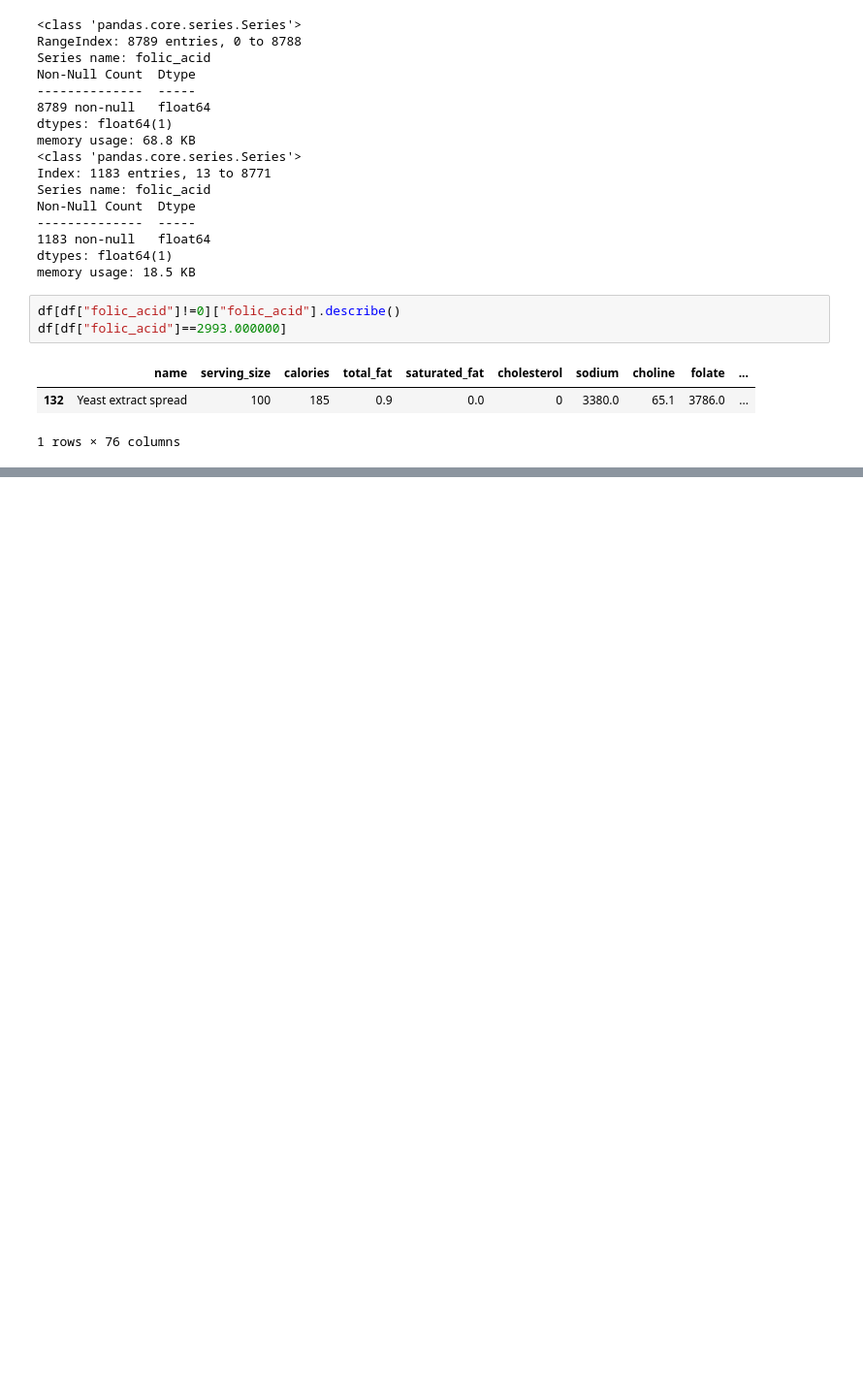
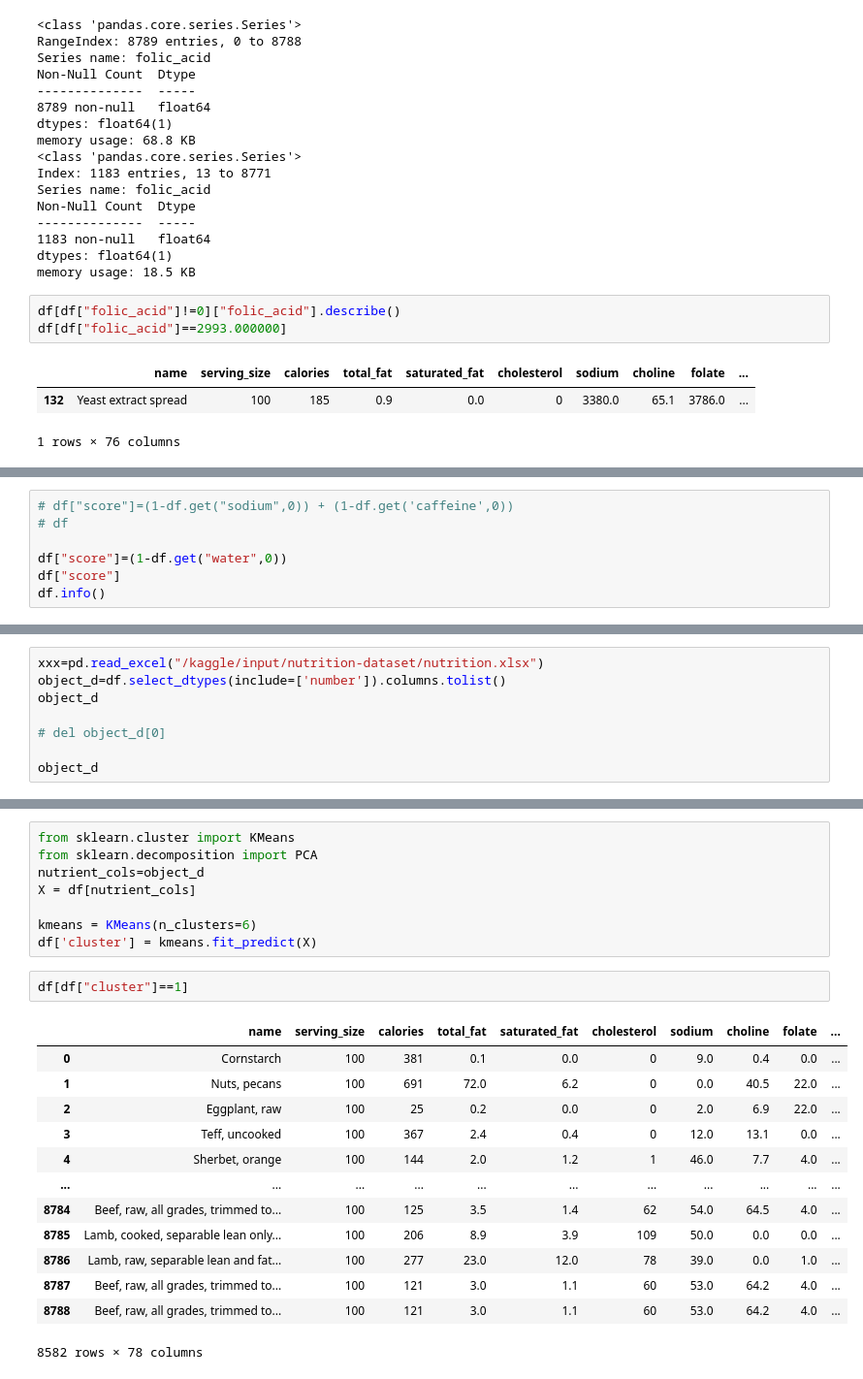
Before and after one commit to Habibur-02/Pytorch--Deep-Learning, a Jupyter notebook: Nutrition_dataset_feature_engineering.ipynb, the cells around one changed output, grey strips where cells are left out. Shown at 97% size. Drawn from its saved outputs; the diff is of its cells as text; blank space fills up the shorter version.

Commit message:
Kaggle Notebook | notebook5aa65ce8cc | Version 3

```diff
--- a/Nutrition_dataset_feature_engineering.ipynb
+++ b/Nutrition_dataset_feature_engineering.ipynb
@@ -253,0 +358,7 @@ df[df["folic_acid"]==2993.000000]
+# %%
+# df["score"]=(1-df.get("sodium",0)) + (1-df.get('caffeine',0))
+# df
+
+df["score"]=(1-df.get("water",0))
+df["score"]
+df.info()
@@ -253,0 +539,8 @@ df[df["folic_acid"]==2993.000000]
+# %%
+xxx=pd.read_excel("/kaggle/input/nutrition-dataset/nutrition.xlsx")
+object_d=df.select_dtypes(include=['number']).columns.tolist()
+object_d
+
+# del object_d[0]
+
+object_d
@@ -253,0 +565,24 @@ df[df["folic_acid"]==2993.000000]
+# %%
+from sklearn.cluster import KMeans
+from sklearn.decomposition import PCA
+nutrient_cols=object_d
+X = df[nutrient_cols]
+
+kmeans = KMeans(n_clusters=6)
+df['cluster'] = kmeans.fit_predict(X)
+# %%
+df[df["cluster"]==1]
+# %% [output]
+|  | name | serving_size | calories | total_fat | saturated_fat | cholesterol | sodium | choline | folate | ... |
+| 0 | Cornstarch | 100 | 381 | 0.1 | 0.0 | 0 | 9.0 | 0.4 | 0.0 | ... |
+| 1 | Nuts, pecans | 100 | 691 | 72.0 | 6.2 | 0 | 0.0 | 40.5 | 22.0 | ... |
+| 2 | Eggplant, raw | 100 | 25 | 0.2 | 0.0 | 0 | 2.0 | 6.9 | 22.0 | ... |
+| 3 | Teff, uncooked | 100 | 367 | 2.4 | 0.4 | 0 | 12.0 | 13.1 | 0.0 | ... |
+| 4 | Sherbet, orange | 100 | 144 | 2.0 | 1.2 | 1 | 46.0 | 7.7 | 4.0 | ... |
+| ... | ... | ... | ... | ... | ... | ... | ... | ... | ... | ... |
+| 8784 | Beef, raw, all grades, trimmed to... | 100 | 125 | 3.5 | 1.4 | 62 | 54.0 | 64.5 | 4.0 | ... |
+| 8785 | Lamb, cooked, separable lean only... | 100 | 206 | 8.9 | 3.9 | 109 | 50.0 | 0.0 | 0.0 | ... |
+| 8786 | Lamb, raw, separable lean and fat... | 100 | 277 | 23.0 | 12.0 | 78 | 39.0 | 0.0 | 1.0 | ... |
+| 8787 | Beef, raw, all grades, trimmed to... | 100 | 121 | 3.0 | 1.1 | 60 | 53.0 | 64.2 | 4.0 | ... |
+| 8788 | Beef, raw, all grades, trimmed to... | 100 | 121 | 3.0 | 1.1 | 60 | 53.0 | 64.2 | 4.0 | ... |
+8582 rows × 78 columns
```
Also changed, not shown: parts of 18 cells of this notebook.
